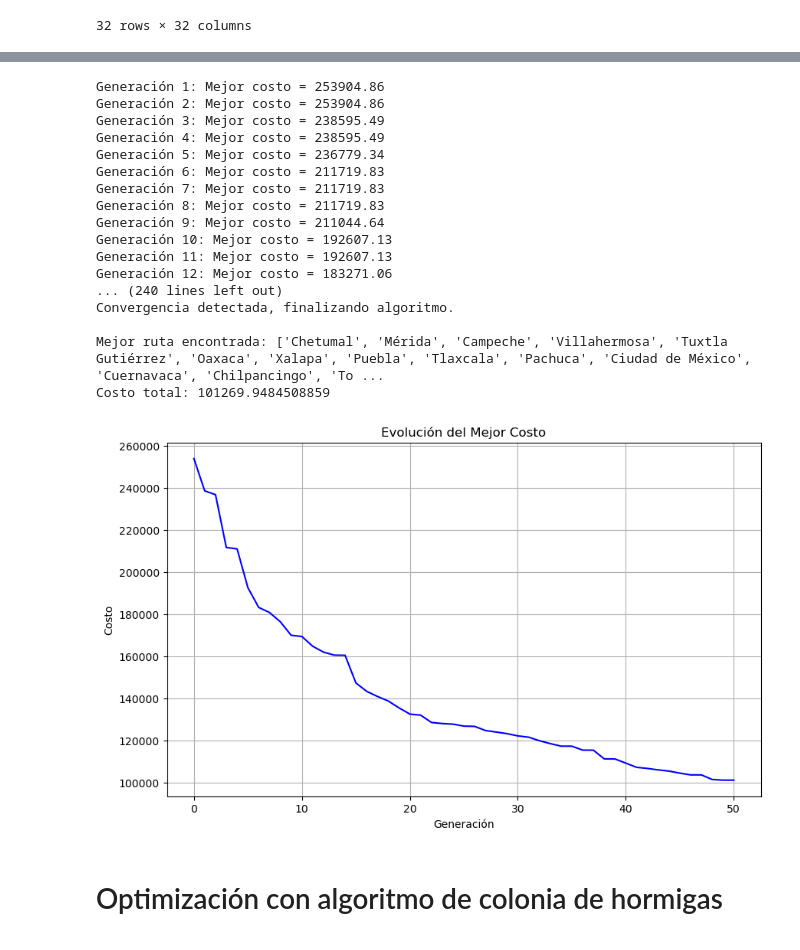
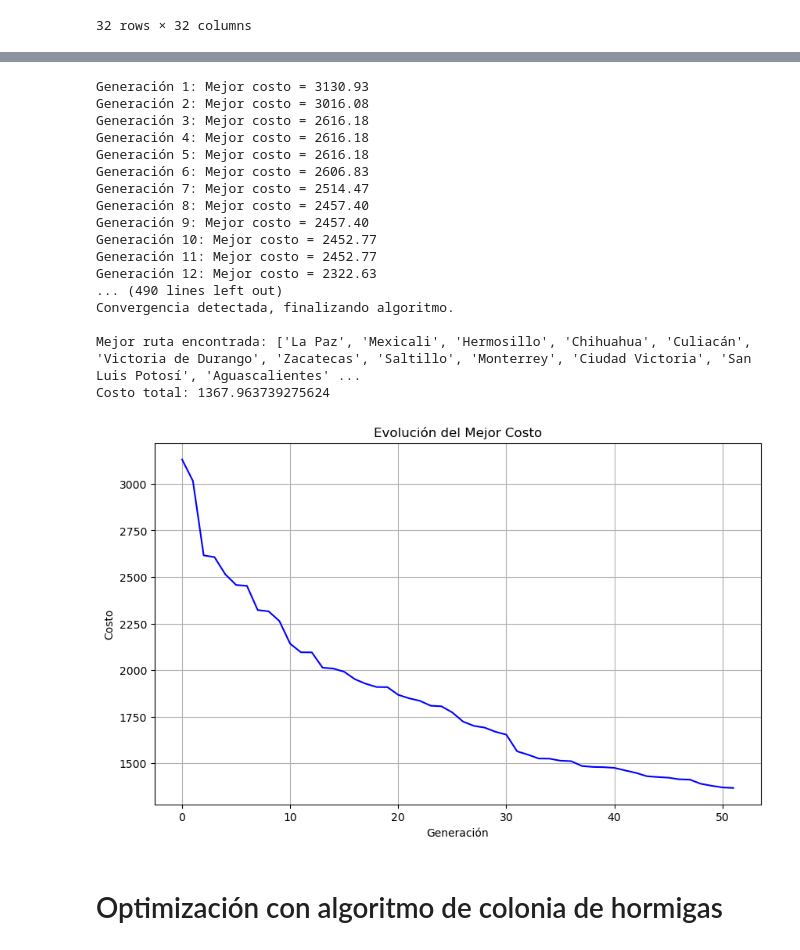
Before and after one commit to JuanVeraE/Redes_Neuronales_Optimizaci-n, a Jupyter notebook: punto_2/solucion_segundo_punto.ipynb, the cells around one changed output, grey strips where cells are left out. Cells and saved outputs as stored; diff of their text form; code cells hidden in the pictures.

```diff
--- a/punto_2/solucion_segundo_punto.ipynb
+++ b/punto_2/solucion_segundo_punto.ipynb
@@ -186,9 +186,9 @@ df_peajes
 # Variables de costos
 
 estados = len(coordenadas_estados)
-hora_vendedor = 12 # Dolares, valor minimo de la hora de trabajo en mexico
-valor_peaje = 3 # Dolares, valor promedio de los peajes en mexico
-gasolina = 13 # precio por cada kilometro, ya que se escogió la toyota hilux que gasta un promdio de 13 km/l y el litro está a 1 dolar
+hora_vendedor = 1.75 # Dolares, valor minimo de la hora de trabajo en mexico
+valor_peaje = 8 # Dolares, valor promedio de los peajes en mexico
+gasolina = 1.24 / 11.5 # precio por cada kilometro, ya que se escogió la toyota hilux que gasta un promedio de 11.5 km/l y el litro está a 1.24 dolar/l
 velocidad_promedio = 70 # km/h
 # %%
 def calcular_matriz_costos(matriz_distancias, hora_vendedor, precio_gasolina, matriz_peajes, velocidad):
@@ -443,46 +443,46 @@ Costo total: 107287.2250815978
 # %%
 # Parámetros ajustados para la ejecución optimizada
-num_poblacion = 200  # Incrementado significativamente para mayor diversidad
-num_generaciones = 500  # Más generaciones para mejor exploración
-probabilidad_mutacion = 0.2  # Mayor probabilidad para escapar óptimos locales
-tolerancia_mejoras = 20  # Aumentada para dar más tiempo a encontrar mejores soluciones
-num_elite = 10  # Preservar más individuos élite
+num_poblacion = 500  # Mayor población para más diversidad genética
+num_generaciones = 1000  # Más generaciones para mejor convergencia
+probabilidad_mutacion = 0.3  # Aumentada para mayor exploración del espacio
+tolerancia_mejoras = 50  # Mayor tolerancia para evitar convergencia prematura
+num_elite = 20  # Más individuos élite para preservar buenas soluciones
 
 # Ejecutar el algoritmo genético optimizado
 mejor_ruta_indices, mejor_costo, historial = algoritmo_genetico_optimizado(df.values, num_poblacion, num_generaciones, probabilidad_mutacion, tolerancia_mejoras)
 
 # Convertir índices a nombres de estados usando la lista de nombres_estados
 mejor_ruta_evolucion = [nombres_estados[i] for i in mejor_ruta_indices]
 print("\nMejor ruta encontrada:", mejor_ruta_evolucion)
 print("Costo total:", mejor_costo)
 
 # Graficar evolución del mejor costo
 plt.figure(figsize=(10, 6))
 plt.plot(historial, 'b-')
 plt.title('Evolución del Mejor Costo')
 plt.xlabel('Generación')
 plt.ylabel('Costo')
 plt.grid(True)
 plt.show()
 # %% [output]
-Generación 1: Mejor costo = 253904.86
-Generación 2: Mejor costo = 253904.86
-Generación 3: Mejor costo = 238595.49
-Generación 4: Mejor costo = 238595.49
-Generación 5: Mejor costo = 236779.34
-Generación 6: Mejor costo = 211719.83
-Generación 7: Mejor costo = 211719.83
-Generación 8: Mejor costo = 211719.83
-Generación 9: Mejor costo = 211044.64
-Generación 10: Mejor costo = 192607.13
-Generación 11: Mejor costo = 192607.13
-Generación 12: Mejor costo = 183271.06
-... (240 lines left out)
+Generación 1: Mejor costo = 3130.93
+Generación 2: Mejor costo = 3016.08
+Generación 3: Mejor costo = 2616.18
+Generación 4: Mejor costo = 2616.18
+Generación 5: Mejor costo = 2616.18
+Generación 6: Mejor costo = 2606.83
+Generación 7: Mejor costo = 2514.47
+Generación 8: Mejor costo = 2457.40
+Generación 9: Mejor costo = 2457.40
+Generación 10: Mejor costo = 2452.77
+Generación 11: Mejor costo = 2452.77
+Generación 12: Mejor costo = 2322.63
+... (490 lines left out)
 Convergencia detectada, finalizando algoritmo.
 
-Mejor ruta encontrada: ['Chetumal', 'Mérida', 'Campeche', 'Villahermosa', 'Tuxtla Gutiérrez', 'Oaxaca', 'Xalapa', 'Puebla', 'Tlaxcala', 'Pachuca', 'Ciudad de México', 'Cuernavaca', 'Chilpancingo', 'To ...
-Costo total: 101269.9484508859
+Mejor ruta encontrada: ['La Paz', 'Mexicali', 'Hermosillo', 'Chihuahua', 'Culiacán', 'Victoria de Durango', 'Zacatecas', 'Saltillo', 'Monterrey', 'Ciudad Victoria', 'San Luis Potosí', 'Aguascalientes' ...
+Costo total: 1367.963739275624
-[figure, old version]
+[figure, new version]
 # %%
 # Animación
 def crear_animacion(ruta, coordenadas_estados, nombref_gif):
```
Also changed, not shown: parts of 4 cells of this notebook, 3 other files.
